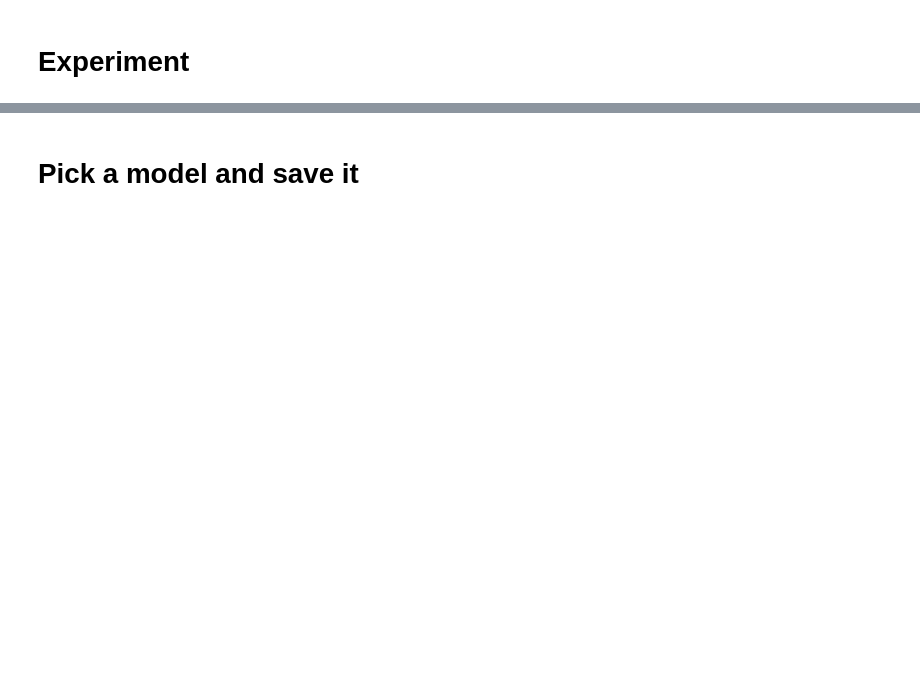
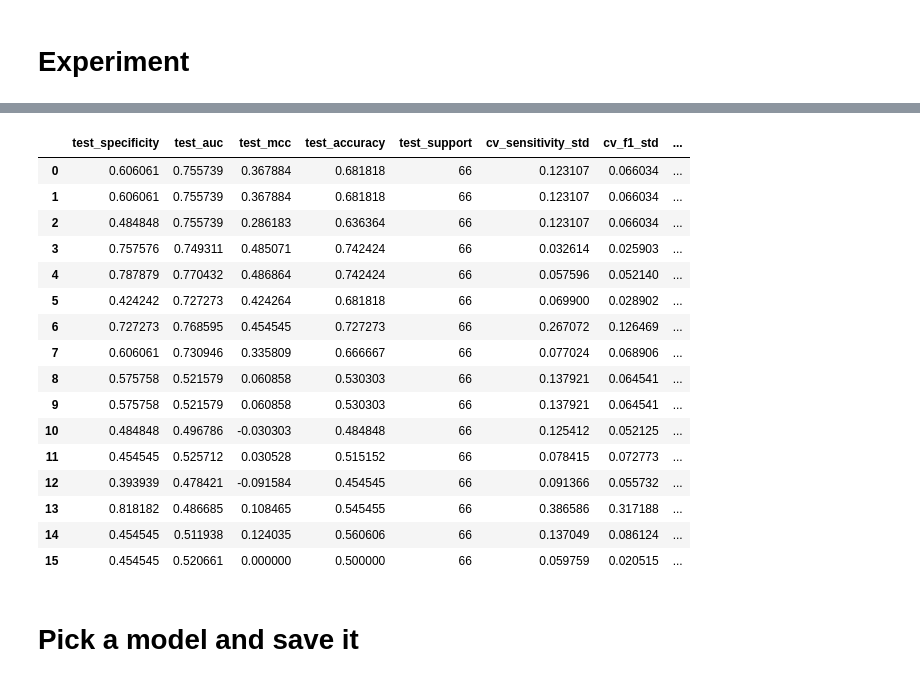
Before and after one commit to ICMOL/PineBioML, a Jupyter notebook: examples/example_Pine.ipynb, the cells around one changed output, grey strips where cells are left out. Cells and saved outputs as stored; diff of their text form; code cells hidden in the pictures; blank space fills up the shorter version.

```diff
--- a/examples/example_Pine.ipynb
+++ b/examples/example_Pine.ipynb
@@ -89,3 +223,23 @@ pine_automl.experiment_results(True).iloc[:, :12]
+# %%
+pine_automl.experiment_results(std = True).iloc[:, -12:]
+# %% [output]
+|  | test_specificity | test_auc | test_mcc | test_accuracy | test_support | cv_sensitivity_std | cv_f1_std | ... |
+| 0 | 0.606061 | 0.755739 | 0.367884 | 0.681818 | 66 | 0.123107 | 0.066034 | ... |
+| 1 | 0.606061 | 0.755739 | 0.367884 | 0.681818 | 66 | 0.123107 | 0.066034 | ... |
+| 2 | 0.484848 | 0.755739 | 0.286183 | 0.636364 | 66 | 0.123107 | 0.066034 | ... |
+| 3 | 0.757576 | 0.749311 | 0.485071 | 0.742424 | 66 | 0.032614 | 0.025903 | ... |
+| 4 | 0.787879 | 0.770432 | 0.486864 | 0.742424 | 66 | 0.057596 | 0.052140 | ... |
+| 5 | 0.424242 | 0.727273 | 0.424264 | 0.681818 | 66 | 0.069900 | 0.028902 | ... |
+| 6 | 0.727273 | 0.768595 | 0.454545 | 0.727273 | 66 | 0.267072 | 0.126469 | ... |
+| 7 | 0.606061 | 0.730946 | 0.335809 | 0.666667 | 66 | 0.077024 | 0.068906 | ... |
+| 8 | 0.575758 | 0.521579 | 0.060858 | 0.530303 | 66 | 0.137921 | 0.064541 | ... |
+| 9 | 0.575758 | 0.521579 | 0.060858 | 0.530303 | 66 | 0.137921 | 0.064541 | ... |
+| 10 | 0.484848 | 0.496786 | -0.030303 | 0.484848 | 66 | 0.125412 | 0.052125 | ... |
+| 11 | 0.454545 | 0.525712 | 0.030528 | 0.515152 | 66 | 0.078415 | 0.072773 | ... |
+| 12 | 0.393939 | 0.478421 | -0.091584 | 0.454545 | 66 | 0.091366 | 0.055732 | ... |
+| 13 | 0.818182 | 0.486685 | 0.108465 | 0.545455 | 66 | 0.386586 | 0.317188 | ... |
+| 14 | 0.454545 | 0.511938 | 0.124035 | 0.560606 | 66 | 0.137049 | 0.086124 | ... |
+| 15 | 0.454545 | 0.520661 | 0.000000 | 0.500000 | 66 | 0.059759 | 0.020515 | ... |
 # %%
 # save the result
 result.to_csv("./output/example_Pine_result.csv")
```
Also changed, not shown: parts of 14 cells of this notebook, 28 other files.
